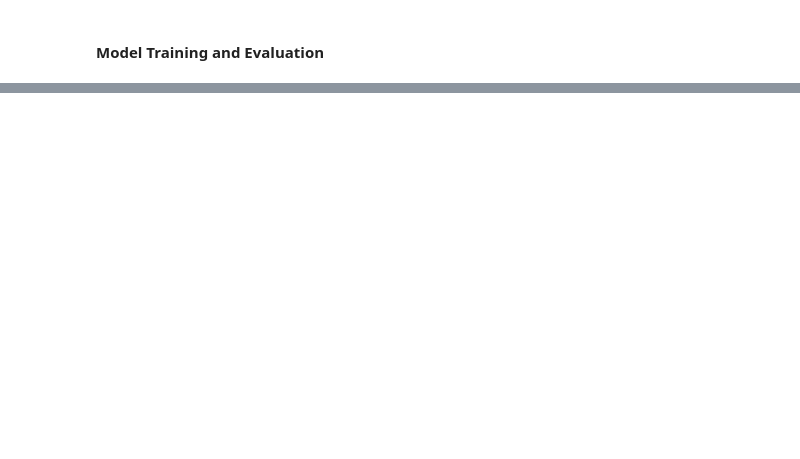
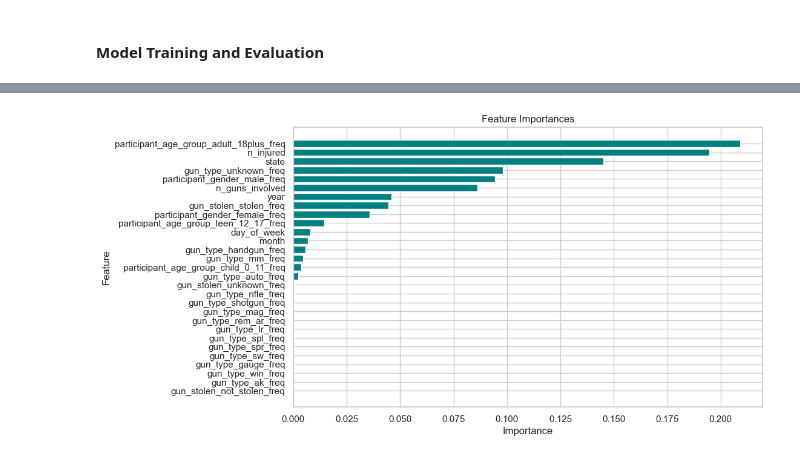
Before and after one commit to bharath03-a/Gun-Violence-Incidents, a Jupyter notebook: notebooks/05_classification.ipynb, the cells around one changed output, grey strips where cells are left out. Saved outputs shown, nothing was run; the diff lists cells and outputs as text; code cells hidden in the pictures; blank space fills up the shorter version.

Commit message:
classification
but it might be underfitting

```diff
--- a/notebooks/05_classification.ipynb
+++ b/notebooks/05_classification.ipynb
@@ -138,2 +172,4 @@ class_ip_data = assembler.transform(class_ip_data).select("features", "is_killed
+# %%
+train_data_cl_wghts = train_data_cl_wghts.withColumn("weight", when(col("is_killed") == 1, weights[1]).otherwise(weights[0]))
 # %% [markdown]
 #### Model Training and Evaluation
@@ -330,0 +182,25 @@ We can create a mass_shooting column based on `incident_characteristics`.
+# %%
+models = {
+    'Logistic Regression': log_reg,
+    'Random Forest': rf,
+    'Decision Tree': dt,
+    'GBT': gbt,
+    'SVM': svm
+}
+
+evaluator = BinaryClassificationEvaluator(labelCol='is_killed')
+# %%
+model_performance = {}
+best_model = None
+best_auc = 0.0
+
+for model_name, model in models.items():
+    trained_model = model.fit(train_data_cl_wghts)
+    validation_predictions = trained_model.transform(validation_data)
+    auc = evaluator.evaluate(validation_predictions)
+    model_performance[model_name] = auc
+
+    print(f"{model_name} - AUC on Validation Data: {auc:.4f}")
+    if auc > best_auc:
+        best_auc = auc
+        best_model = trained_model
@@ -330,0 +268,19 @@ We can create a mass_shooting column based on `incident_characteristics`.
+# %%
+if hasattr(best_model, "featureImportances"):
+    feature_importances = best_model.featureImportances.toArray()
+    feature_importances_df = pd.DataFrame({
+        'feature': feature_columns,
+        'importance': feature_importances
+    }).sort_values(by='importance', ascending=False)
+
+    plt.figure(figsize=(10, 6))
+    plt.barh(feature_importances_df['feature'], feature_importances_df['importance'], color='teal')
+    plt.xlabel('Importance')
+    plt.ylabel('Feature')
+    plt.title('Feature Importances')
+    plt.gca().invert_yaxis()
+    plt.show()
+else:
+    print("Feature importance is not available for this model.")
+# %% [output]
+[figure, added]
```
Also changed, not shown: parts of 44 cells of this notebook.
